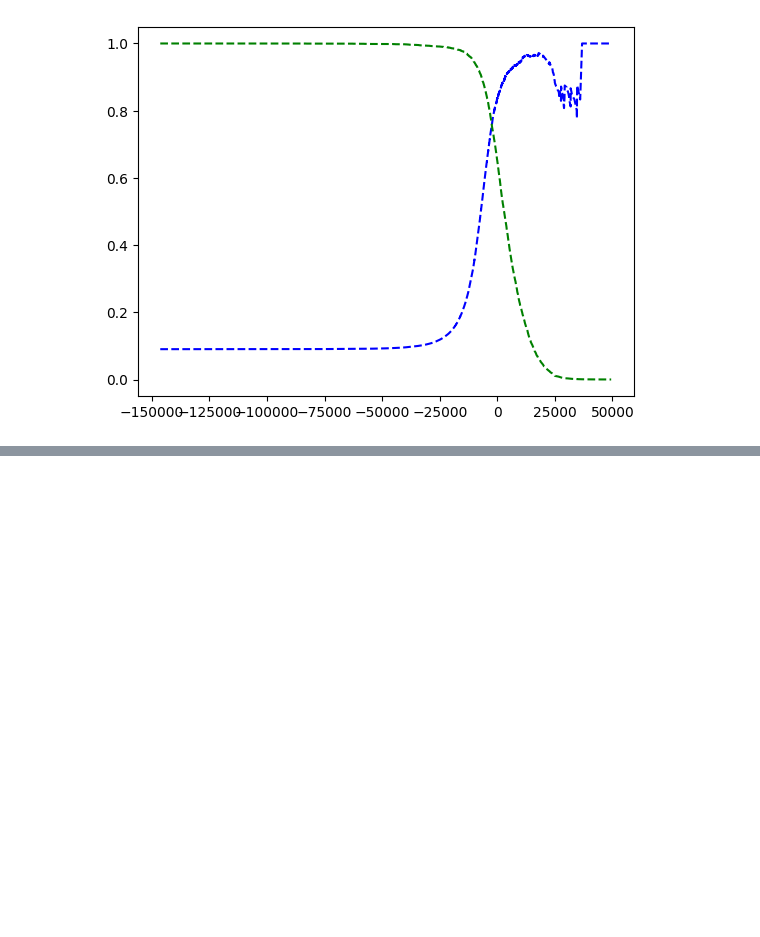
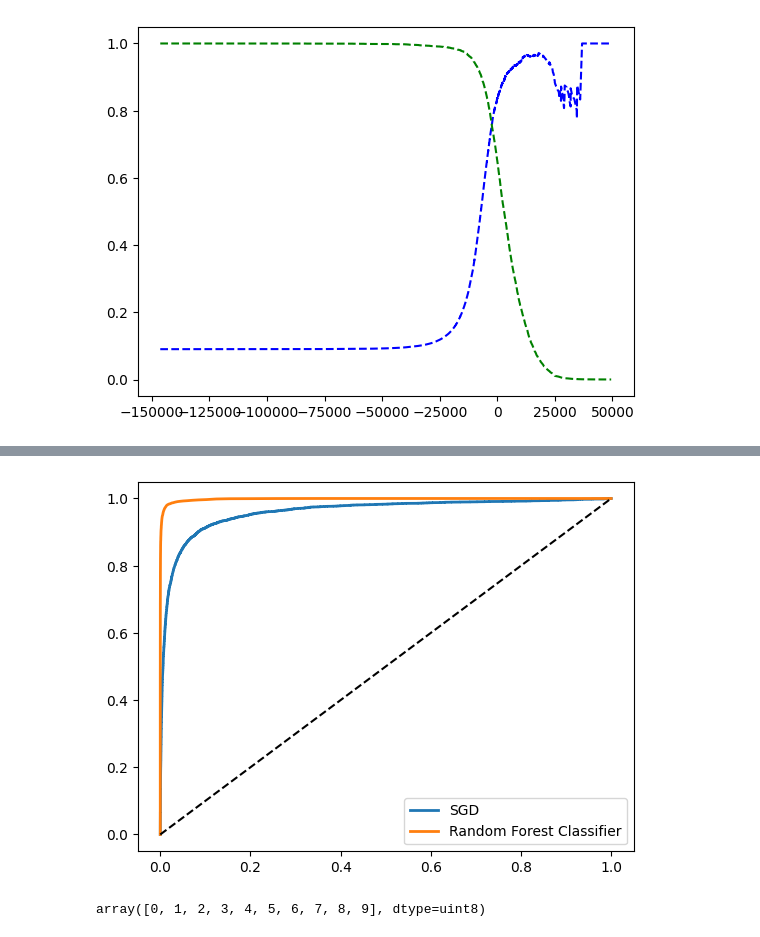
Before and after one commit to ju4nv1e1r4/MNIST, a Jupyter notebook: src/notebooks/exploring_mnist.ipynb, the cells around one changed output, grey strips where cells are left out. Drawn from its saved outputs; the diff is of its cells as text; code cells hidden in the pictures; blank space fills up the shorter version.

Commit message:
SVM & RANDOM FOREST CLASSIFIER

```diff
--- a/src/notebooks/exploring_mnist.ipynb
+++ b/src/notebooks/exploring_mnist.ipynb
@@ -147,0 +162,18 @@ with mlflow.start_run(run_name='SGD Clf - 5s'):
+# %%
+mlflow.set_experiment('RFClassifier')
+with mlflow.start_run(run_name='RFClassifier - 5s'):
+    rfc = RandomForestClassifier(random_state=42)
+
+    y_proba_rfc = cross_val_predict(rfc, X_train, y_train_5, cv=3, method='predict_proba')
+    y_scores_rfc = y_proba_rfc[:, 1]
+    fpr_rfc, tpr_rfc, thresholds_rfc = roc_curve(y_train_5, y_scores_rfc)
+    roc_auc_rfc = roc_auc_score(y_train_5, y_scores_rfc)
+
+    mlflow.log_metric('ROC AUC Score', roc_auc_rfc)
+# %%
+plt.plot(fpr, tpr, linewidth=2, label='SGD')
+plot_roc_curve(fpr_rfc, tpr_rfc, 'Random Forest Classifier')
+plt.legend(loc='lower right')
+plt.show()
+# %% [output]
+[figure, added]
@@ -147,0 +189,4 @@ with mlflow.start_run(run_name='SGD Clf - 5s'):
+# %%
+svm.classes_
+# %% [output]
+array([0, 1, 2, 3, 4, 5, 6, 7, 8, 9], dtype=uint8)
```
Also changed, not shown: parts of 4 cells of this notebook, 58 other files.
